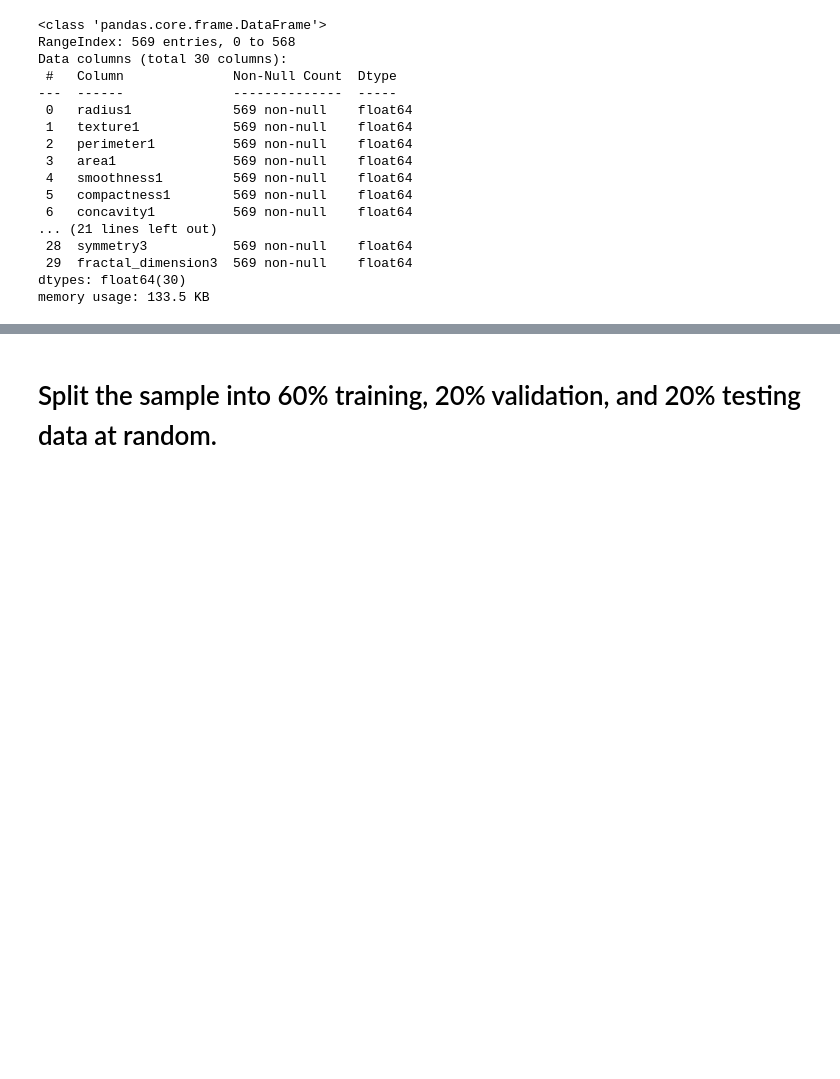
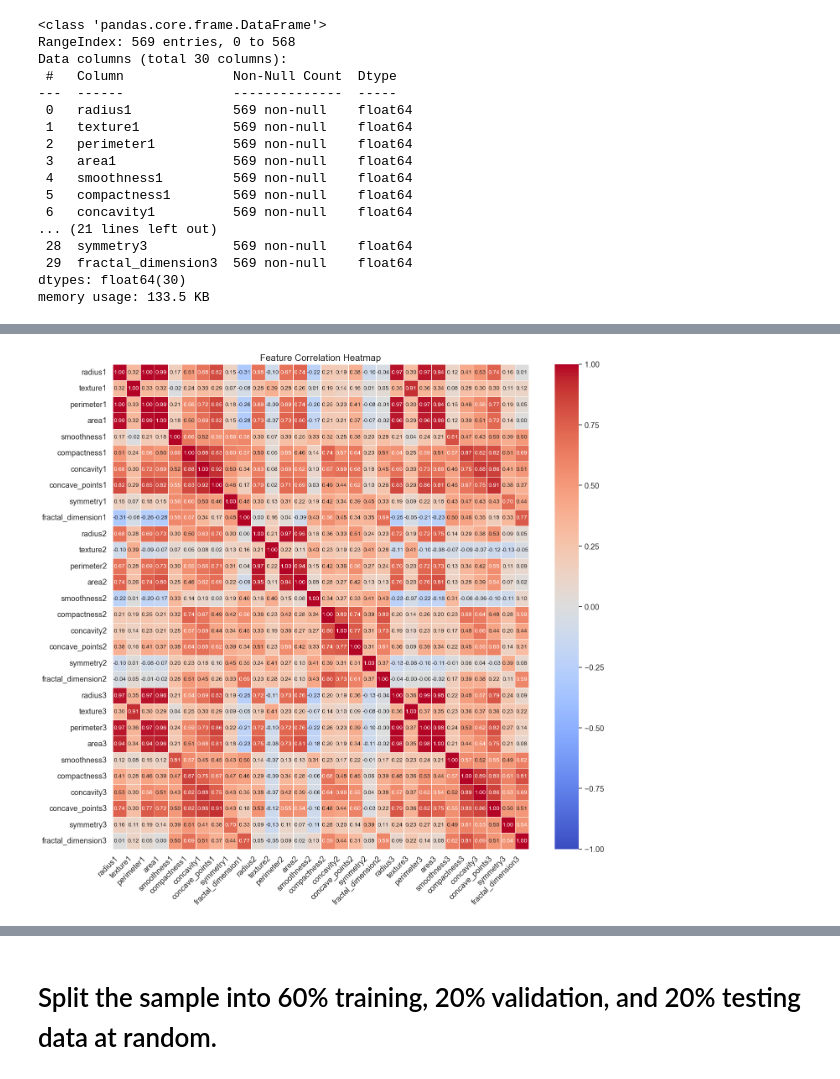
Before and after one commit to grgttdln/Breast-Cancer_ML-Classification, a Jupyter notebook: Notebook.ipynb, the cells around one changed output, grey strips where cells are left out. Saved outputs shown, nothing was run; the diff lists cells and outputs as text; code cells hidden in the pictures; blank space fills up the shorter version.

```diff
--- a/Notebook.ipynb
+++ b/Notebook.ipynb
@@ -154,0 +172,21 @@ memory usage: 4.6 KB
+# %%
+plt.figure(figsize=(16, 15))
+
+sns.set(font_scale=1.2)
+
+# Compute correlation matrix (excluding 'diagnosis')
+corr_matrix = df.drop(columns=['diagnosis']).corr()
+
+# Generate heatmap
+sns.heatmap(corr_matrix,
+            annot=True, cmap="coolwarm", fmt=".2f",
+            linewidths=0.5, annot_kws={"size": 10},
+            vmin=-1, vmax=1)  # Ensure consistent color range
+
+
+plt.xticks(rotation=45, ha='right')
+plt.yticks(rotation=0)
+plt.title("Feature Correlation Heatmap", fontsize=16)
+plt.show()
+# %% [output]
+[figure, added]
```
Also changed, not shown: parts of 22 cells of this notebook.
